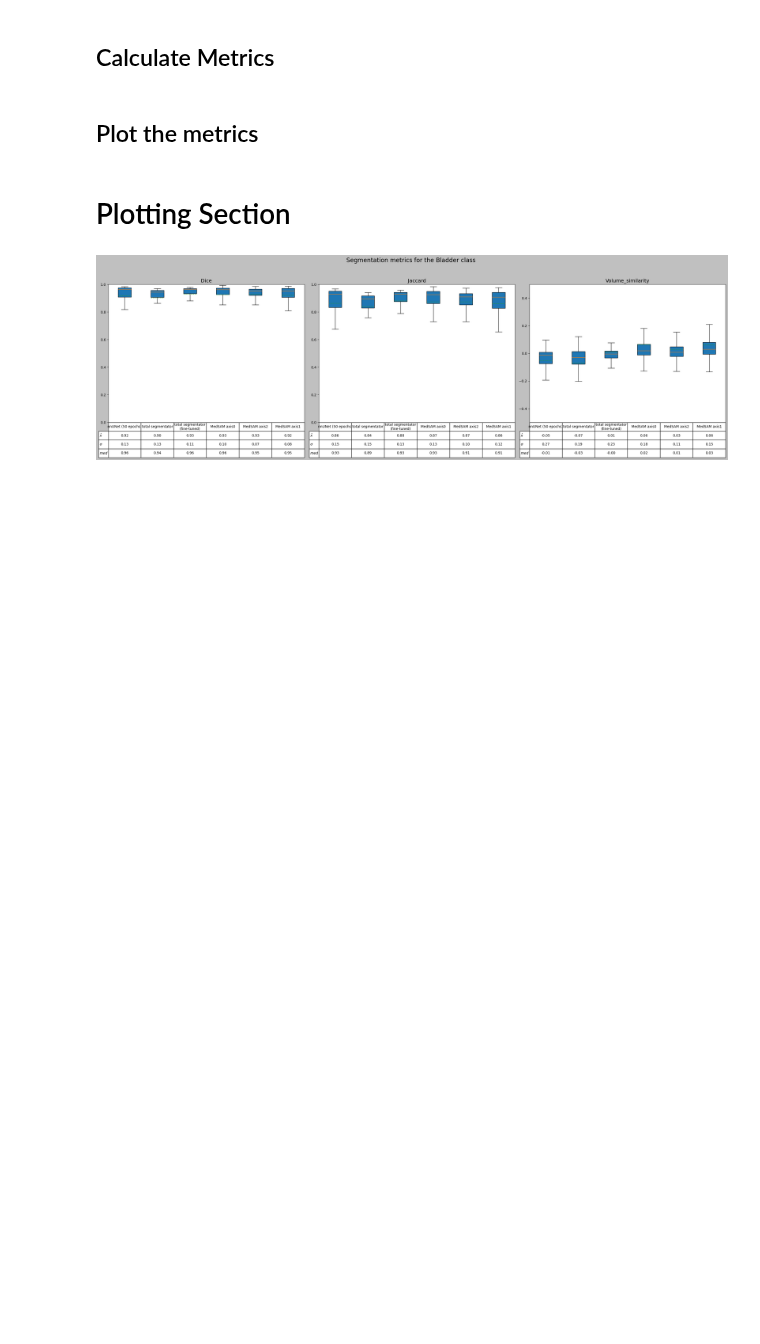
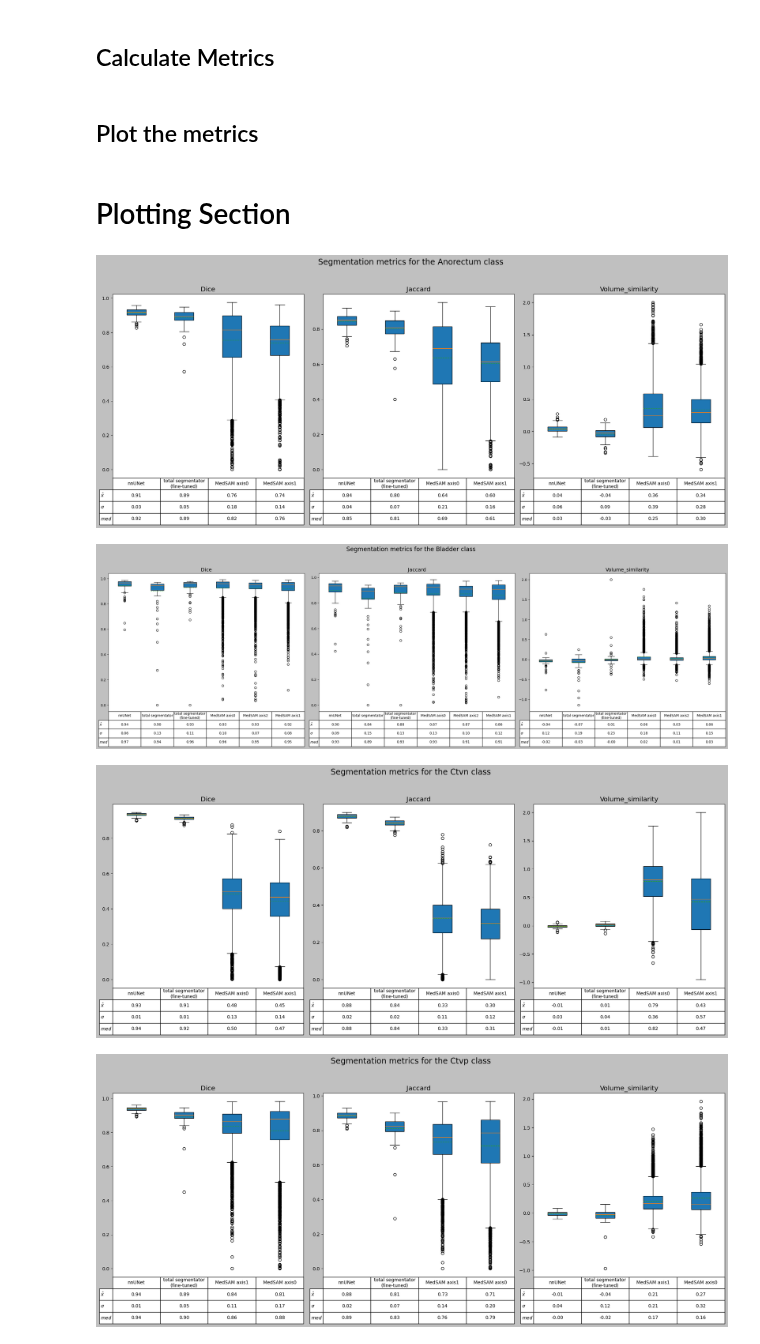
Before and after one commit to avzh1/radiotherapy, a Jupyter notebook: research/source/code/data/4_performance.ipynb, the cells around one changed output. Saved outputs shown, nothing was run; the diff lists cells and outputs as text; code cells hidden in the pictures; blank space fills up the shorter version.

```diff
--- a/research/source/code/data/4_performance.ipynb
+++ b/research/source/code/data/4_performance.ipynb
@@ -349,12 +347,6 @@ def plot_metrics(metrics_dictionary: dict, organ_class: str, separate: bool = Fa
         additional_title_context (str, optional): Additional context to add to the title
         of the plot. Defaults to ''.
     """
-
-    metric_y_limits = {
-        'dice': [0,1],
-        'jaccard': [0,1],
-        'volume_similarity': [-.5, .5]
-    }
 
     def draw_table(metric_result, ax, model_type):
         # Fetch statistics
@@ -446,11 +438,16 @@ def plot_metrics(metrics_dictionary: dict, organ_class: str, separate: bool = Fa
             # TODO: Bug with separable mode. The x-axis labels are not being removed
             ax.set_xticklabels([] if table else model_type, rotation=30) #  if not separate else model_type, rotation=30
             ax.tick_params(axis='x', which='both', bottom=False)
-            ax.set_ylim(metric_y_limits[metrics_type])
 
     if separate:
         for ax, title in zip(axes[:,0], augmented_metrics_dictionary.keys()):
             ax.set_ylabel(title.capitalize(), fontsize='xx-large')
+
+    # if organ class like Dataset000_classname, extract classname
+    import re
+    match = re.search(r'Dataset\d+_(\w+)', organ_class)
+    if match:
+        organ_class = match.group(1).lower()
 
     fig.tight_layout()
     fig.set_facecolor('silver')
@@ -476,4 +473,6 @@ def plot_metrics(metrics_dictionary: dict, organ_class: str, separate: bool = Fa
         plt.show()
 # %% [markdown]
 # Plotting Section
+# %%
+metrics = {}
 # %%
@@ -505,32 +517,38 @@ bladder_metrics = fetch_metric_for_class(2)
 # %%
 save = True
 separate = False
 table = True
 
+for anatomy, metrics_dict in metrics.items():
+    plot_metrics(metrics_dict, anatomy, save=save, separate=separate, table=table)
+
 # plot_metrics(anorectum_metrics, 'anorectum', save=save, separate=separate, table=table)
-plot_metrics(bladder_metrics, 'bladder', save=save, separate=separate, table=table, showfliers=False)
+# plot_metrics(bladder_metrics, 'bladder', save=save, separate=separate, table=table, showfliers=False)
 # plot_metrics(ctvn_metrics, 'ctvn', save=save, separate=separate, table=table)
 # plot_metrics(ctvp_metrics, 'ctvp', save=save, separate=separate, table=table)
 # plot_metrics(parametrium_metrics, 'parametrium', save=save, separate=separate, table=table)
 # plot_metrics(uterus_metrics, 'uterus', save=save, separate=separate, table=table)
 # plot_metrics(vagina_metrics, 'vagina', save=save, separate=separate, table=table)
 
 # plot_metrics(anorectum_metrics_ax0, 'anorectum', save=save, separate=separate, table=table, additional_title_context='(Axis 0)')
 # plot_metrics(bladder_metrics_ax0, 'bladder', save=save, separate=separate, table=table, additional_title_context='(Axis 0)')
 # plot_metrics(ctvn_metrics_ax0, 'ctvn', save=save, separate=separate, table=table, additional_title_context='(Axis 0)')
 # plot_metrics(ctvp_metrics_ax0, 'ctvp', save=save, separate=separate, table=table, additional_title_context='(Axis 0)')
 # plot_metrics(parametrium_metrics_ax0, 'parametrium', save=save, separate=separate, table=table, additional_title_context='(Axis 0)')
 
 # plot_metrics(anorectum_metrics_ax1, 'anorectum', save=save, separate=separate, table=table, additional_title_context='(Axis 1)')
 # plot_metrics(bladder_metrics_ax1, 'bladder', save=save, separate=separate, table=table, additional_title_context='(Axis 1)')
 # plot_metrics(ctvn_metrics_ax1, 'ctvn', save=save, separate=separate, table=table, additional_title_context='(Axis 1)')
 # plot_metrics(ctvp_metrics_ax1, 'ctvp', save=save, separate=separate, table=table, additional_title_context='(Axis 1)')
 # plot_metrics(parametrium_metrics_ax1, 'parametrium', save=save, separate=separate, table=table, additional_title_context='(Axis 1)')
 
 # plot_metrics(anorectum_metrics_ax2, 'anorectum', save=save, separate=separate, table=table, additional_title_context='(Axis 2)')
 # plot_metrics(bladder_metrics_ax2, 'bladder', save=save, separate=separate, table=table, additional_title_context='(Axis 2)')
 # plot_metrics(ctvn_metrics_ax2, 'ctvn', save=save, separate=separate, table=table, additional_title_context='(Axis 2)')
 # plot_metrics(ctvp_metrics_ax2, 'ctvp', save=save, separate=separate, table=table, additional_title_context='(Axis 2)')
 # plot_metrics(parametrium_metrics_ax2, 'parametrium', save=save, separate=separate, table=table, additional_title_context='(Axis 2)')
 # %% [output]
-[figure, old version]
+[figure, new version]
+[figure, added]
+[figure, added]
+[figure, added]
```
Also changed, not shown: parts of 4 cells of this notebook, 14 other files.
